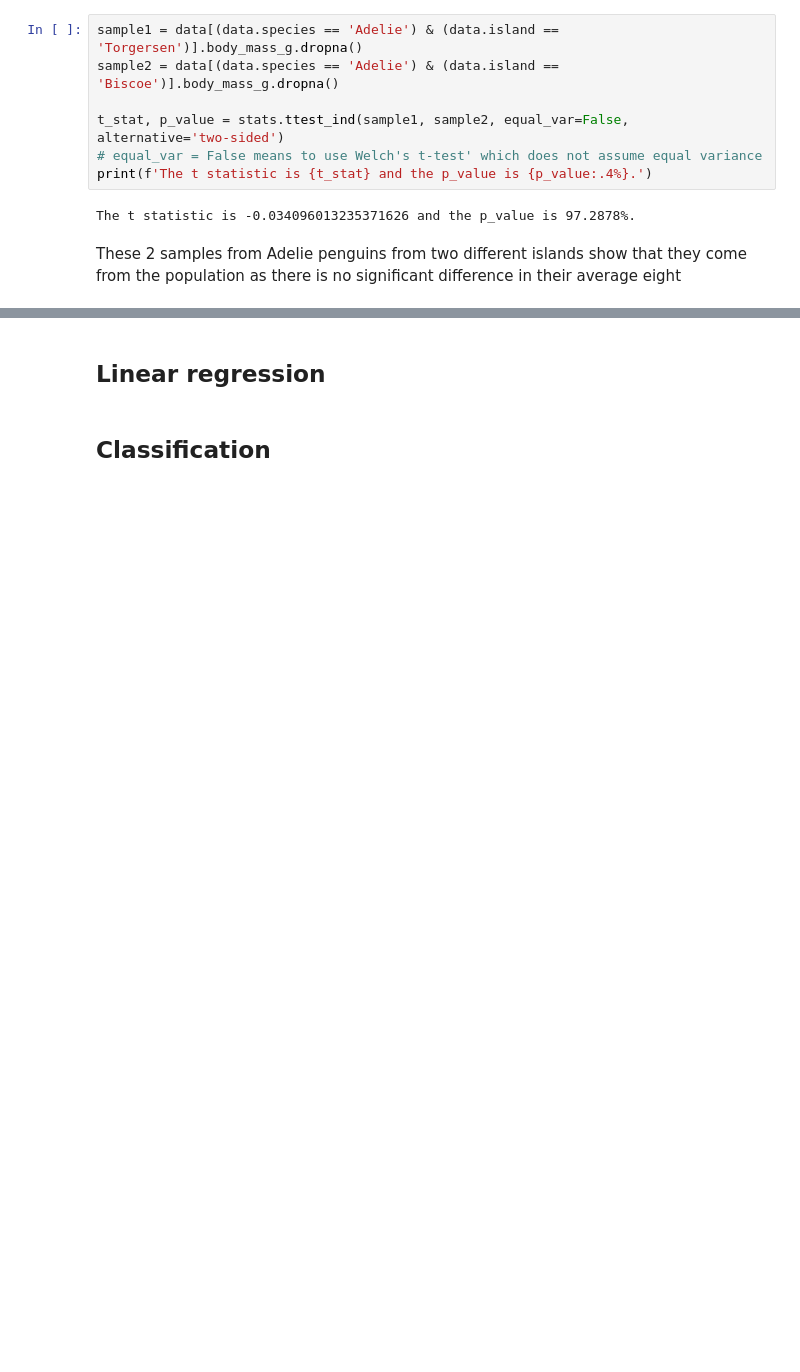
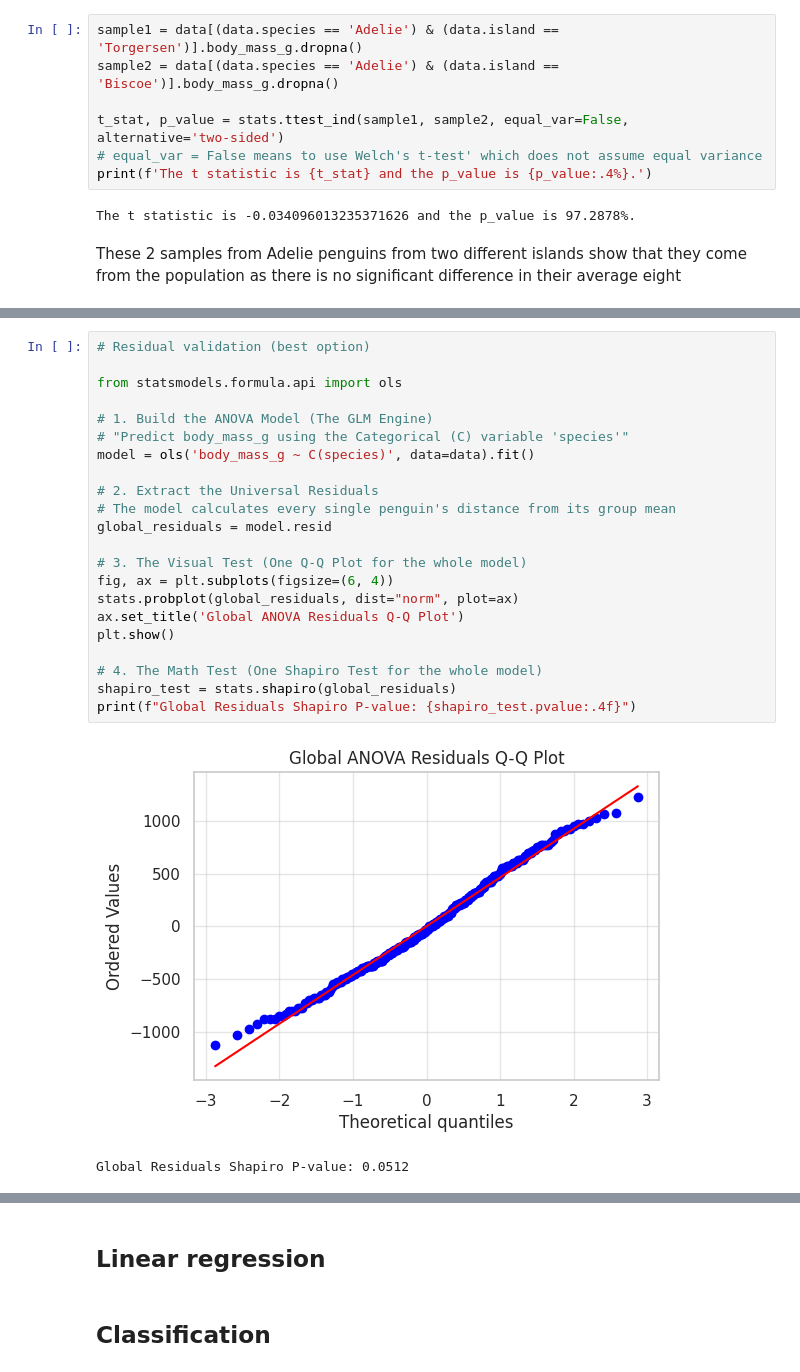
Before and after one commit to carlosjesuscaro/data_analysis_summary, a Jupyter notebook: main.ipynb, the cells around one changed output, grey strips where cells are left out. Cells and saved outputs as stored; diff of their text form; blank space fills up the shorter version.

Commit message:
ANOVA WIP

```diff
--- a/main.ipynb
+++ b/main.ipynb
@@ -165,0 +220,25 @@ These 2 samples from Adelie penguins from two different islands show that they c
+# %%
+# Residual validation (best option)
+
+from statsmodels.formula.api import ols
+
+# 1. Build the ANOVA Model (The GLM Engine)
+# "Predict body_mass_g using the Categorical (C) variable 'species'"
+model = ols('body_mass_g ~ C(species)', data=data).fit()
+
+# 2. Extract the Universal Residuals
+# The model calculates every single penguin's distance from its group mean
+global_residuals = model.resid
+
+# 3. The Visual Test (One Q-Q Plot for the whole model)
+fig, ax = plt.subplots(figsize=(6, 4))
+stats.probplot(global_residuals, dist="norm", plot=ax)
+ax.set_title('Global ANOVA Residuals Q-Q Plot')
+plt.show()
+
+# 4. The Math Test (One Shapiro Test for the whole model)
+shapiro_test = stats.shapiro(global_residuals)
+print(f"Global Residuals Shapiro P-value: {shapiro_test.pvalue:.4f}")
+# %% [output]
+[figure, added]
+Global Residuals Shapiro P-value: 0.0512
```
Also changed, not shown: parts of 17 cells of this notebook, 2 other files.
